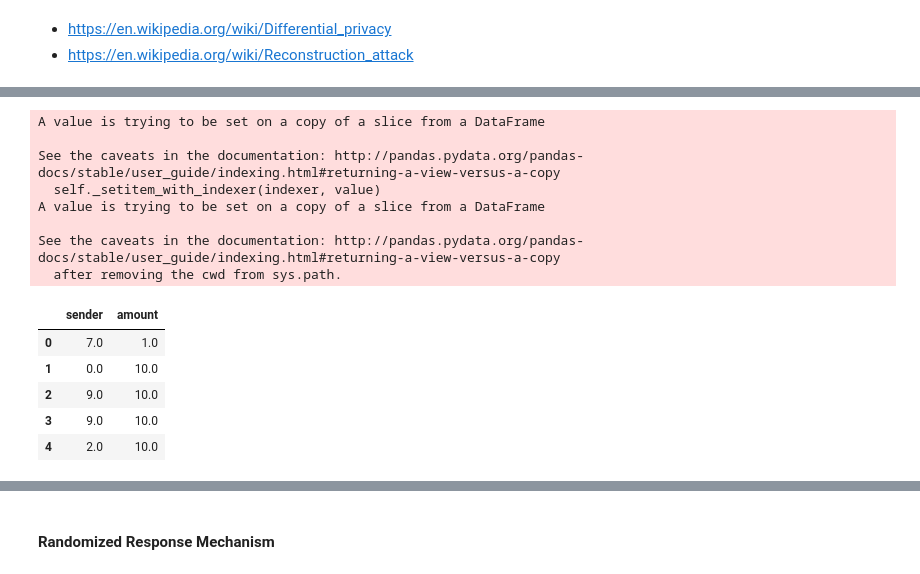
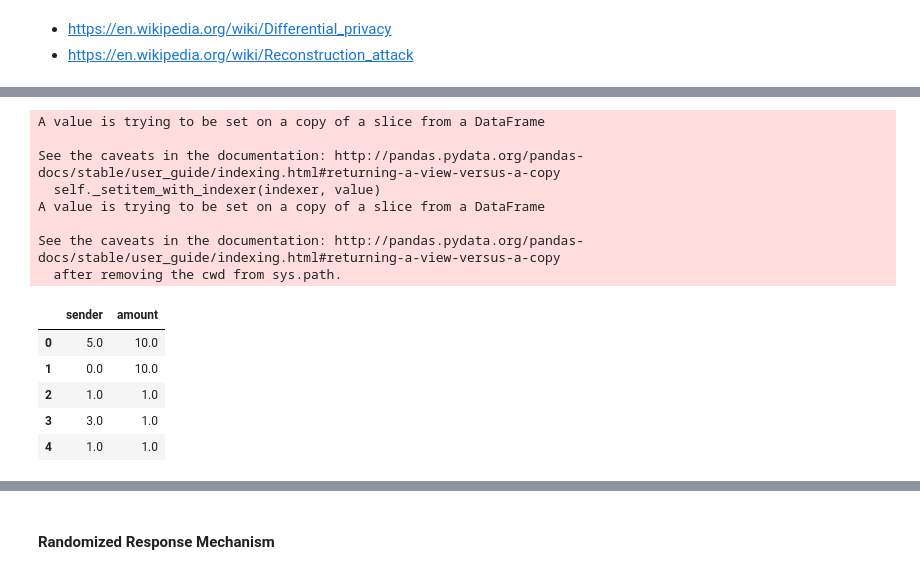
Before and after one commit to HanSeoulOh/mathproblems, a Jupyter notebook: privacyMath.ipynb, the cells around one changed output, grey strips where cells are left out. Cells and saved outputs as stored; diff of their text form; code cells hidden in the pictures.

```diff
--- a/privacyMath.ipynb
+++ b/privacyMath.ipynb
@@ -42,7 +42,7 @@ array([[491, 790, 468, 850, 584, 875, 173, 193, 432, 955, 331, 914, 825,
         586, 253, 380, 670, 349, 335, 170, 442, 468]])
 # %%
 class naiveDataSet:
-  def __init__(self, population = 10, tx = 30):
+  def __init__(self, population = 10, tx = 100):
     self.data = pd.DataFrame(data = np.array([np.random.randint(population, size=tx), np.random.randint(population, size=tx), np.ones(tx), np.random.rand(tx)]).T, columns = ['sender', 'receiver', 'amount', 'description'])
 # %% [markdown]
 Visualizing generated dataset
@@ -89,24 +91,24 @@ In plain English,
 # %%
 df = nds.data[['sender', 'amount']]
-idx = df.sample(n = int(len(df) / 2)).sort_index().index
+idx = df.sample(n = int(len(df) / 5)).sort_index().index
 
 df.loc[idx, 'amount'] = 10
 df.head()
 # %% [output]
 A value is trying to be set on a copy of a slice from a DataFrame
 
 See the caveats in the documentation: http://pandas.pydata.org/pandas-docs/stable/user_guide/indexing.html#returning-a-view-versus-a-copy
   self._setitem_with_indexer(indexer, value)
 A value is trying to be set on a copy of a slice from a DataFrame
 
 See the caveats in the documentation: http://pandas.pydata.org/pandas-docs/stable/user_guide/indexing.html#returning-a-view-versus-a-copy
   after removing the cwd from sys.path.
 |  | sender | amount |
-| 0 | 7.0 | 1.0 |
+| 0 | 5.0 | 10.0 |
 | 1 | 0.0 | 10.0 |
-| 2 | 9.0 | 10.0 |
-| 3 | 9.0 | 10.0 |
-| 4 | 2.0 | 10.0 |
+| 2 | 1.0 | 1.0 |
+| 3 | 3.0 | 1.0 |
+| 4 | 1.0 | 1.0 |
 # %%
 df.groupby('sender').sum().hist()
 # %% [output]
```
Also changed, not shown: parts of 10 cells of this notebook.
